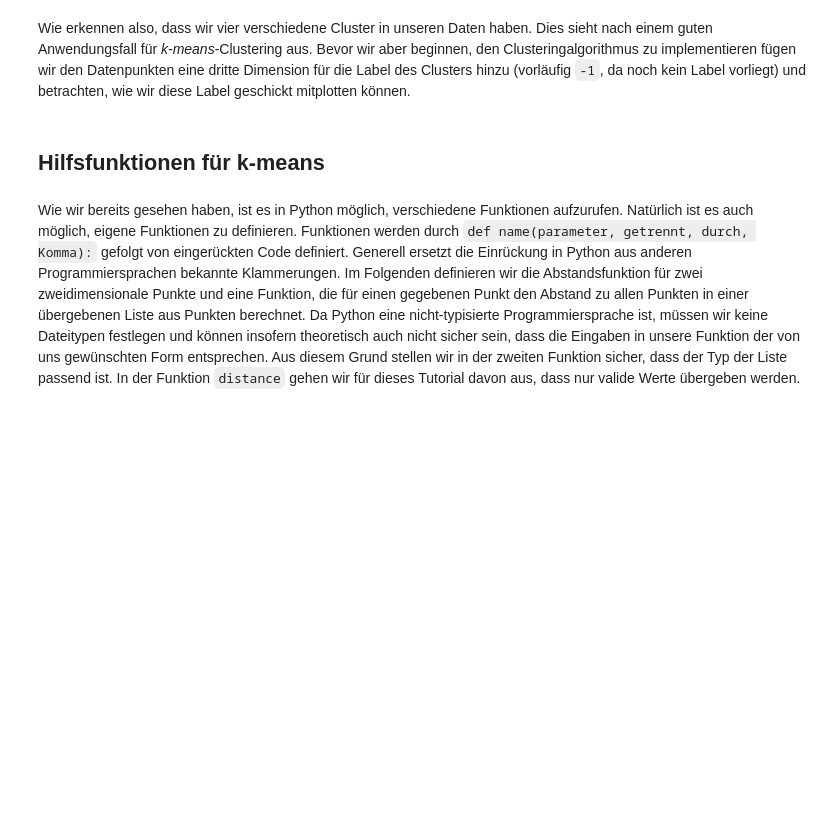
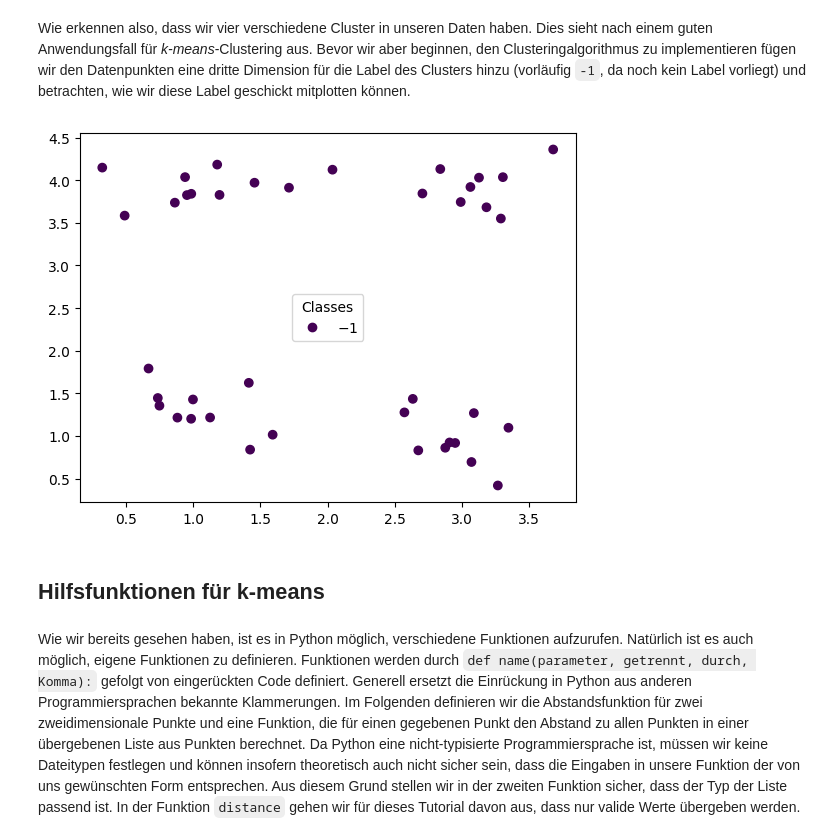
Before and after one commit to romanziske/data-science-course, a Jupyter notebook: K-Means-Lloyd/EDS_k_means_tutorial.ipynb, the cells around one changed output. Drawn from its saved outputs; the diff is of its cells as text; code cells hidden in the pictures; blank space fills up the shorter version.

```diff
--- a/K-Means-Lloyd/EDS_k_means_tutorial.ipynb
+++ b/K-Means-Lloyd/EDS_k_means_tutorial.ipynb
@@ -30,11 +51,13 @@ Wie erkennen also, dass wir vier verschiedene Cluster in unseren Daten haben. Di
 # %%
 ones = np.ones((40,1))  # Erstellt ein ndarray aus 40 1-Werten
 minus_ones = ones*-1    # Multipliziert jeden Wert im Array ones mit -1, sodass das Array aus -1 besteht.
 points_with_labels = np.append(points, minus_ones, axis=1)  # Die negativen Labels werden als dritte Dimension an die Punkte angehängt
-fig, ax = matplotlib.pyplot.subplots()  # Erstellt ein Plotobjekt
+fig, ax = plt.subplots()  # Erstellt ein Plotobjekt
 scatter = ax.scatter(x=x_values,y=y_values, c = minus_ones) # Fügt den eigentlichen Plot hinzu
 legend1 = ax.legend(*scatter.legend_elements(),
                     loc="center", title="Classes")  # Erstellt eine Legende
+# %% [output]
+[figure, added]
 # %% [markdown]
 ## Hilfsfunktionen für k-means
 # %% [markdown]
```
Also changed, not shown: parts of 15 cells of this notebook, 1 other file.
